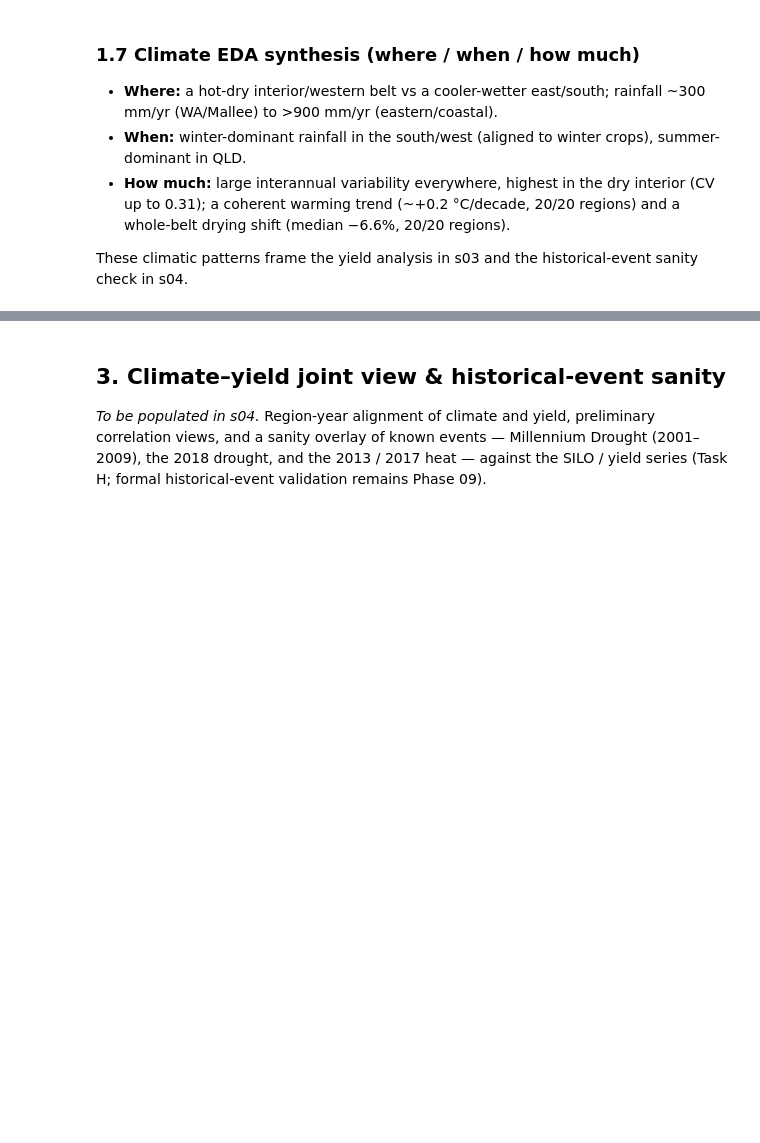
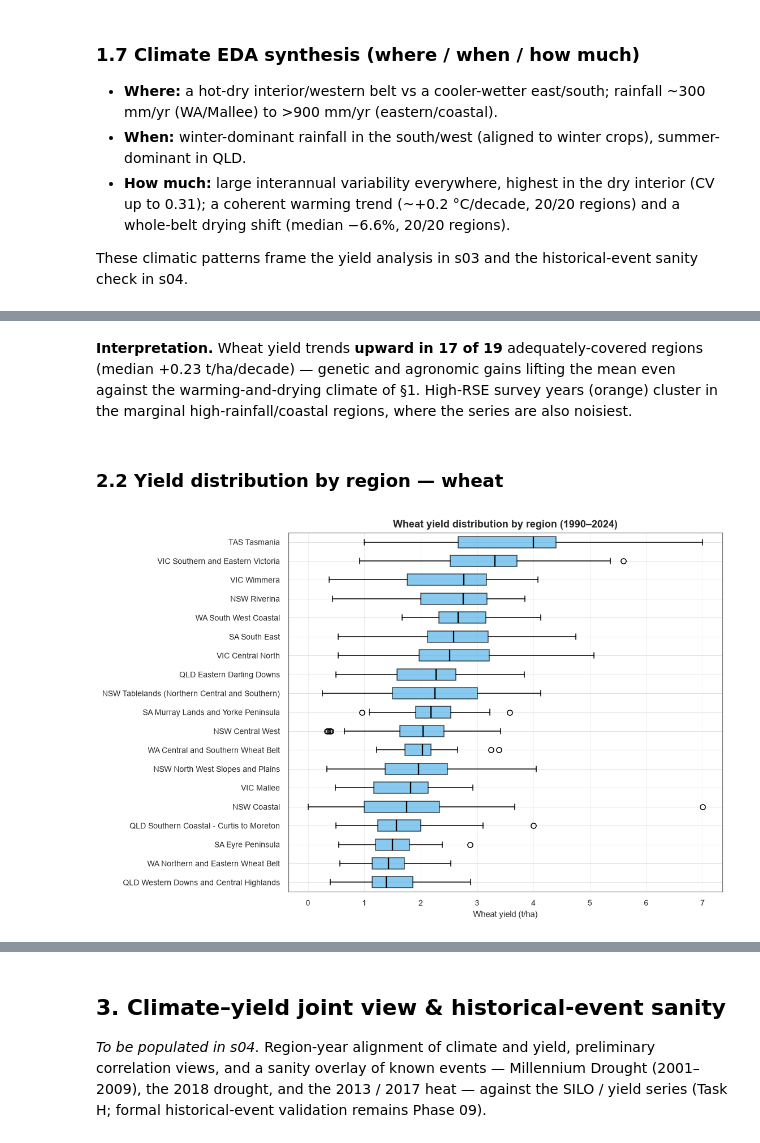
Before and after one commit to kota2003/agriculture-risk-monitoring-system, a Jupyter notebook: notebooks/03_exploratory_analysis.ipynb, the cells around one changed output, grey strips where cells are left out. Cells and saved outputs as stored; diff of their text form; code cells hidden in the pictures; blank space fills up the shorter version.

```diff
--- a/notebooks/03_exploratory_analysis.ipynb
+++ b/notebooks/03_exploratory_analysis.ipynb
@@ -308,0 +351,20 @@ These climatic patterns frame the yield analysis in s03 and the historical-event
+# %% [markdown]
+**Interpretation.** Wheat yield trends **upward in 17 of 19** adequately-covered regions (median +0.23 t/ha/decade) — genetic and agronomic gains lifting the mean even against the warming-and-drying climate of §1. High-RSE survey years (orange) cluster in the marginal high-rainfall/coastal regions, where the series are also noisiest.
+# %% [markdown]
+### 2.2 Yield distribution by region — wheat
+# %%
+order = w_adeq.sort_values("median_yield").region.tolist()
+data = [wheat[wheat.region == rg].yield_t_ha.values for rg in order]
+fig, ax = plt.subplots(figsize=(9, 7.5))
+bp = ax.boxplot(data, vert=False, tick_labels=order, patch_artist=True, widths=0.6)
+for patch in bp["boxes"]:
+    patch.set(facecolor=OKABE_ITO[5], alpha=0.7)
+for med in bp["medians"]:
+    med.set(color=OKABE_ITO[7], lw=1.5)
+ax.set_xlabel("Wheat yield (t/ha)")
+ax.set_title("Wheat yield distribution by region (1990–2024)")
+ax.grid(True, axis="x", alpha=0.5)
+savefig(fig, "s03_wheat_yield_distribution")
+plt.show()
+# %% [output]
+[figure, added]
```
Also changed, not shown: parts of 16 cells of this notebook, 11 other files.
